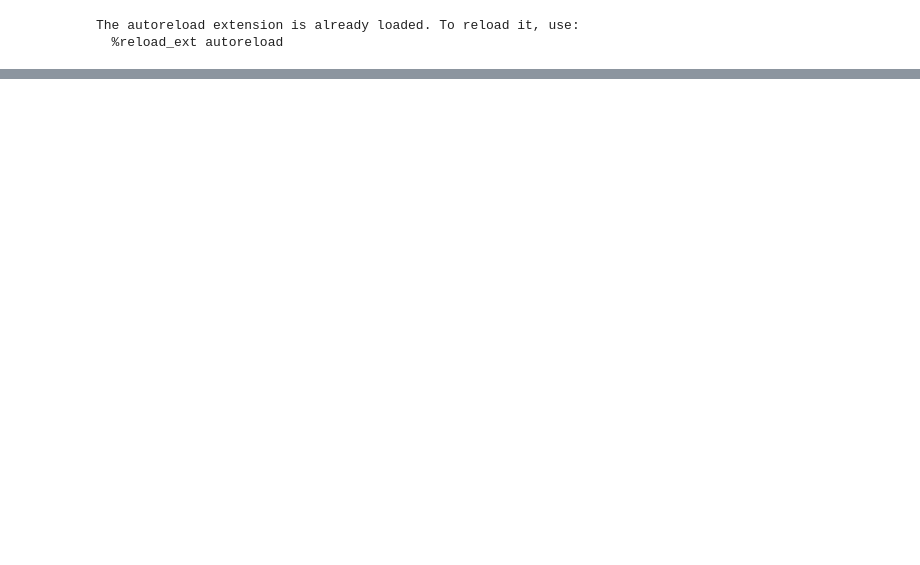
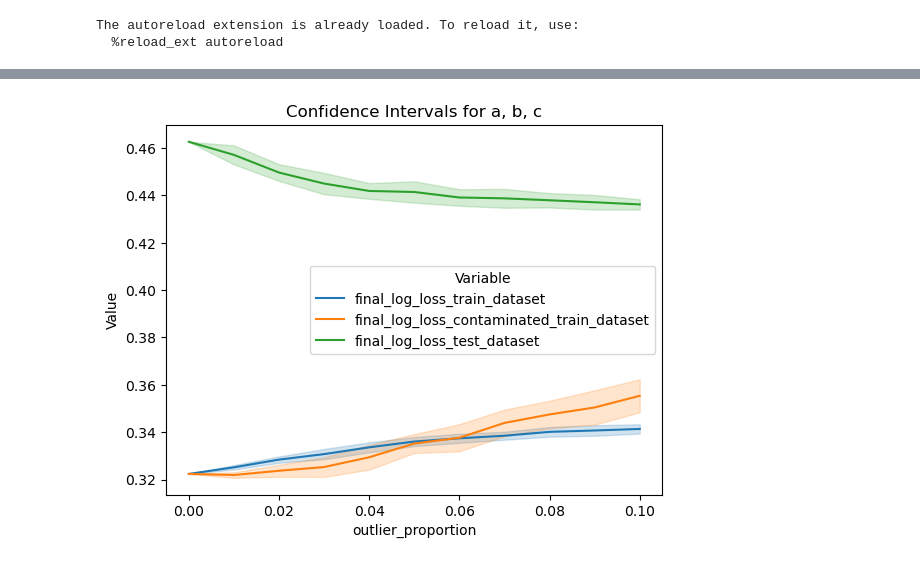
Before and after one commit to jackellishsieh/BoostingRounds, a Jupyter notebook: pipeline.ipynb, the cells around one changed output, grey strips where cells are left out. Saved outputs shown, nothing was run; the diff lists cells and outputs as text; code cells hidden in the pictures; blank space fills up the shorter version.

```diff
--- a/pipeline.ipynb
+++ b/pipeline.ipynb
@@ -23,0 +119,26 @@ Index(['dataset_filename', 'test_proportion', 'dataset_split_random_state',
+# %%
+# First, let's try only the default set of parameters
+
+GBDT_df = outlier_df.copy()
+
+GBDT_df["train_dataset_filename"] = "cleaned-datasets/mammographic/train_dataset-test_proportion=0.3-random_state=0.csv"
+GBDT_df["test_dataset_filename"] = "cleaned-datasets/mammographic/test_dataset-test_proportion=0.3-random_state=0.csv"
+GBDT_df["classifier_type"] = "GradientBoostingClassifier"
+
+n_estimators = [200]
+loss = ["log_loss"]
+# max_depth = range(1, 3+1)       # expand to 1...6
+max_depth = range(4, 5+1)
+learning_rate = np.arange(0, 0.15 + 0.025, 0.025)
+
+# dataset_filenames = ["cleaned-datasets/mammographic.csv"]
+# outlier_methods = ["infeasExamRandomLabel"]
+# alphas = [10.0]
+# epsilons = [10.0]
+# outlier_proportions = np.arange(0, 0.11, 0.01)
+# outlier_random_states = range(30)
+
+GBDT_arguments_combinations = product(n_estimators, loss, max_depth, learning_rate)
+GBDT_arguments_df = pd.DataFrame(GBDT_arguments_combinations, columns=["GradientBoostingClassifier.n_estimators", "GradientBoostingClassifier.loss", "GradientBoostingClassifier.max_depth", "GradientBoostingClassifier.learning_rate"])
+
+GBDT_df = GBDT_df.merge(GBDT_arguments_df, how="cross")
@@ -23,0 +183,13 @@ Index(['dataset_filename', 'test_proportion', 'dataset_split_random_state',
+# %%
+import seaborn as sns
+import matplotlib.pyplot as plt
+
+def plot_confidence_intervals(df, value_columns):
+    # Melt the dataframe to long format for easy plotting
+    df_melted = df.melt(id_vars='outlier_proportion', value_vars=value_columns, var_name='Variable', value_name='Value')
+
+    # Plot with seaborn's lineplot, which automatically calculates confidence intervals
+    sns.lineplot(x='outlier_proportion', y='Value', hue='Variable', data=df_melted, errorbar='sd')
+
+    plt.title('Confidence Intervals for a, b, c')
+    plt.show()
@@ -23,0 +228,5 @@ Index(['dataset_filename', 'test_proportion', 'dataset_split_random_state',
+# %%
+# use "approximately equal to" rather than exactly .150 and etc.
+plot_confidence_intervals(GBDT_df[(GBDT_df["GradientBoostingClassifier.learning_rate"] >= 0.150) & (GBDT_df["GradientBoostingClassifier.max_depth"] == 1)], ['final_log_loss_train_dataset', 'final_log_loss_contaminated_train_dataset', 'final_log_loss_test_dataset'])
+# %% [output]
+[figure, added]
```
Also changed, not shown: parts of 37 cells of this notebook.
